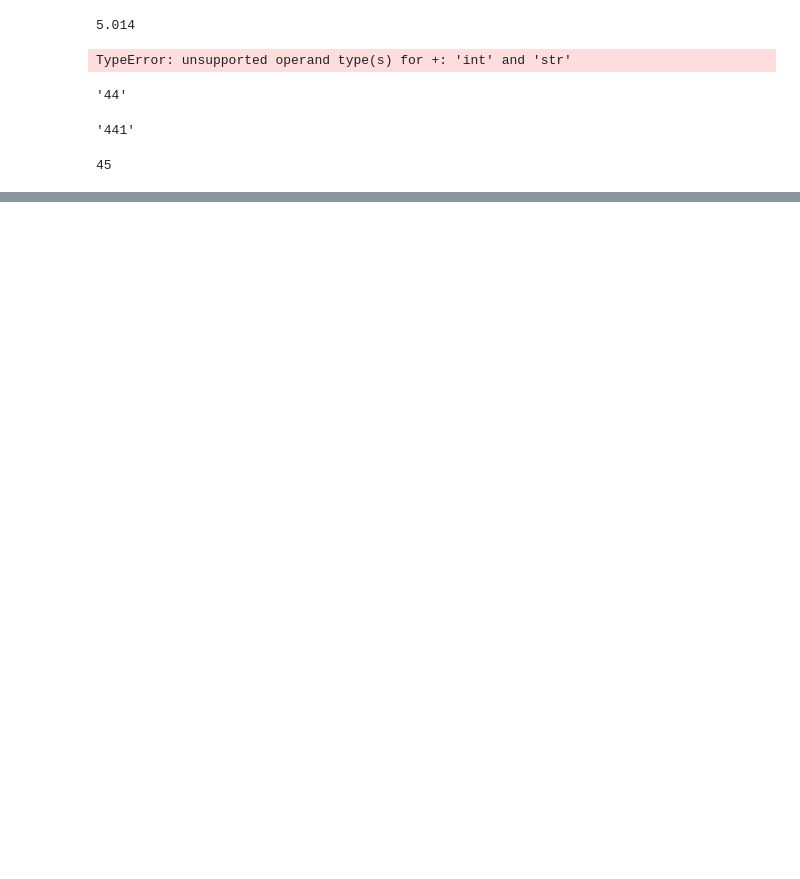
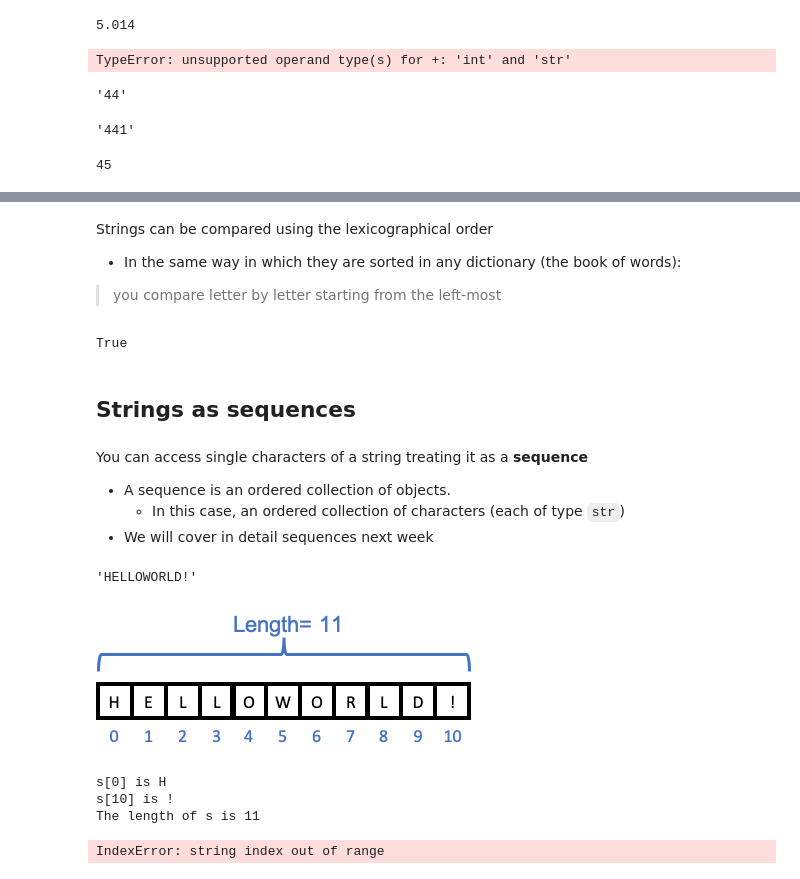
Before and after one commit to EMbeDS-education/OCP_Python4Finance2024, a Jupyter notebook: jupyter/jupyterNotebooks/01introduzioneAPython.ipynb, the cells around one changed output, grey strips where cells are left out. Drawn from its saved outputs; the diff is of its cells as text; code cells hidden in the pictures; blank space fills up the shorter version.

```diff
--- a/jupyter/jupyterNotebooks/01introduzioneAPython.ipynb
+++ b/jupyter/jupyterNotebooks/01introduzioneAPython.ipynb
@@ -174,0 +580,42 @@ int("44") + int("1")
+# %% [markdown]
+Strings can be compared using the lexicographical order
+* In the same way in which they are sorted in any dictionary (the book of words):
+> you compare letter by letter starting from the left-most
+# %%
+"aba" < "abb"
+# %% [output]
+True
+# %% [markdown]
+## Strings as sequences
+# %% [markdown]
+You can access single characters of a string treating it as a __sequence__
+* A sequence is an ordered collection of objects.
+  * In this case, an ordered collection of characters (each of type `str`)
+* We will cover in detail sequences next week
+# %%
+s="HELLOWORLD!"
+s
+# %% [output]
+'HELLOWORLD!'
+# %%
+from IPython.display import Image, display
+img=Image(url_github_repo+'jupyter/jupyterNotebooks/images/stringAsSequence.png')
+display(img)
+# %% [output]
+[figure, added]
+# %%
+print('s[0] is',s[0])
+print('s[10] is',s[10])
+print('The length of s is',len(s))
+# %% [output]
+s[0] is H
+s[10] is !
+The length of s is 11
+# %%
+s[len(s)]
+#s[11]
+#
+#
+#I don't exist! :D
+# %% [output]
+IndexError: string index out of range
```
Also changed, not shown: parts of 171 cells of this notebook.
